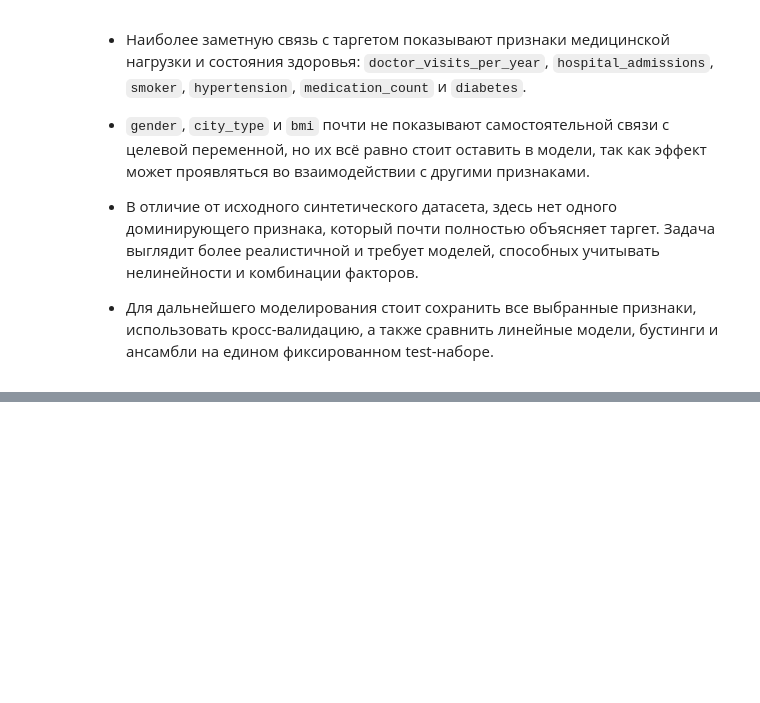
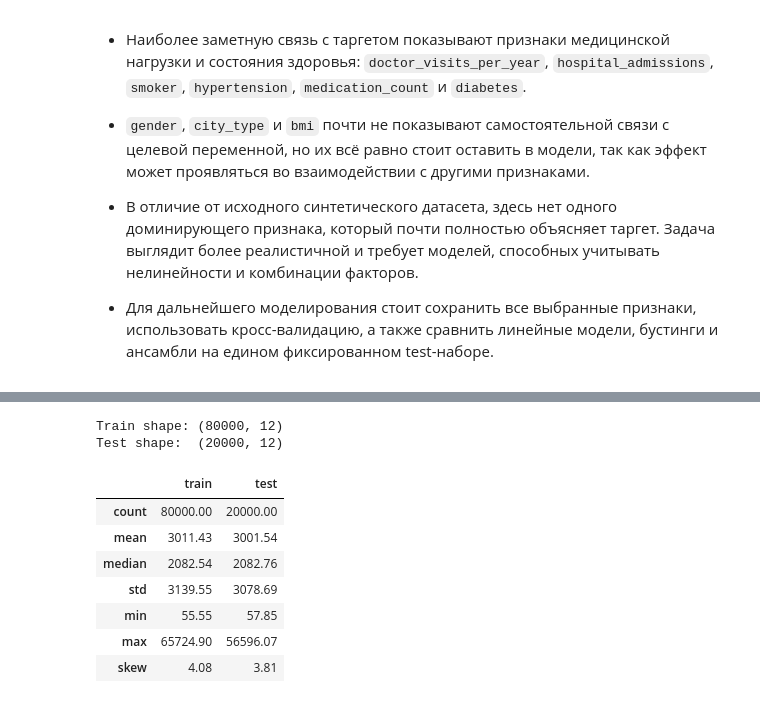
Before and after one commit to horacemtb/medcost-prediction-app, a Jupyter notebook: notebooks/additional-research.ipynb, the cells around one changed output, grey strips where cells are left out. Drawn from its saved outputs; the diff is of its cells as text; code cells hidden in the pictures; blank space fills up the shorter version.

```diff
--- a/notebooks/additional-research.ipynb
+++ b/notebooks/additional-research.ipynb
@@ -1323,0 +1333,8 @@ plt.show()
+# %%
+# Базовые настройки эксперимента
+
+RANDOM_STATE = 42
+TEST_SIZE = 0.2
+N_SPLITS = 5
+
+np.random.seed(RANDOM_STATE)
@@ -1323,0 +1378,9 @@ plt.show()
+# %%
+# Формируем X и y
+# person_id не используем как признак
+
+X = df[feature_cols].copy()
+y = df[target_col].copy()
+
+print(f'X shape: {X.shape}')
+print(f'y shape: {y.shape}')
@@ -1323,0 +1390,63 @@ plt.show()
+# %%
+# Делаем стратификацию по бинам таргета,
+# чтобы сохранить похожее распределение annual_medical_cost в train и test
+
+target_bins = pd.qcut(
+    y,
+    q=10,
+    labels=False,
+    duplicates='drop'
+)
+
+X_train, X_test, y_train, y_test = train_test_split(
+    X,
+    y,
+    test_size=TEST_SIZE,
+    random_state=RANDOM_STATE,
+    stratify=target_bins
+)
+
+# Сбрасываем индексы, чтобы дальше удобно работать с OOF/test predictions
+X_train = X_train.reset_index(drop=True)
+X_test = X_test.reset_index(drop=True)
+y_train = y_train.reset_index(drop=True)
+y_test = y_test.reset_index(drop=True)
+
+print(f'Train shape: {X_train.shape}')
+print(f'Test shape:  {X_test.shape}')
+# %% [output]
+Train shape: (80000, 12)
+Test shape:  (20000, 12)
+# %%
+# Проверяем, что распределение таргета в train и test похоже
+
+def get_target_summary(y_values, name):
+    return pd.Series({
+        'count': y_values.count(),
+        'mean': y_values.mean(),
+        'median': y_values.median(),
+        'std': y_values.std(),
+        'min': y_values.min(),
+        'max': y_values.max(),
+        'skew': y_values.skew()
+    }, name=name)
+
+
+target_split_summary = pd.concat(
+    [
+        get_target_summary(y_train, 'train'),
+        get_target_summary(y_test, 'test')
+    ],
+    axis=1
+)
+
+target_split_summary.round(2)
+# %% [output]
+|  | train | test |
+| count | 80000.00 | 20000.00 |
+| mean | 3011.43 | 3001.54 |
+| median | 2082.54 | 2082.76 |
+| std | 3139.55 | 3078.69 |
+| min | 55.55 | 57.85 |
+| max | 65724.90 | 56596.07 |
+| skew | 4.08 | 3.81 |
```
Also changed, not shown: parts of 10 cells of this notebook.
